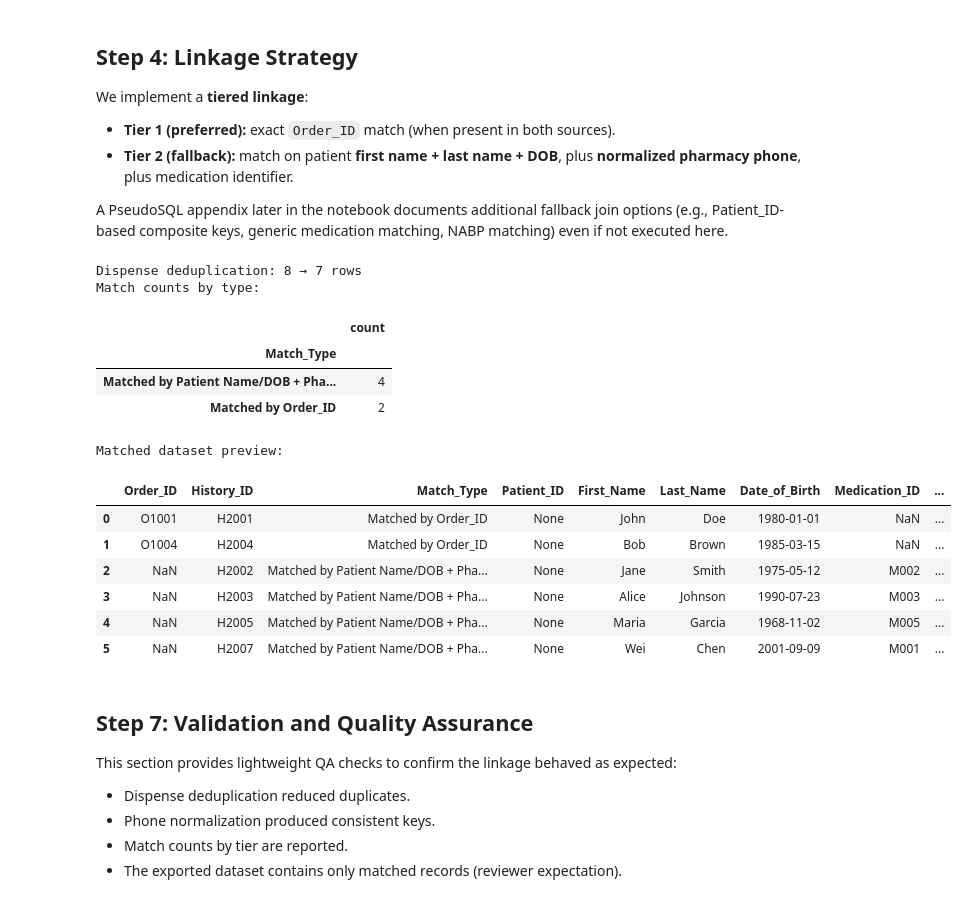
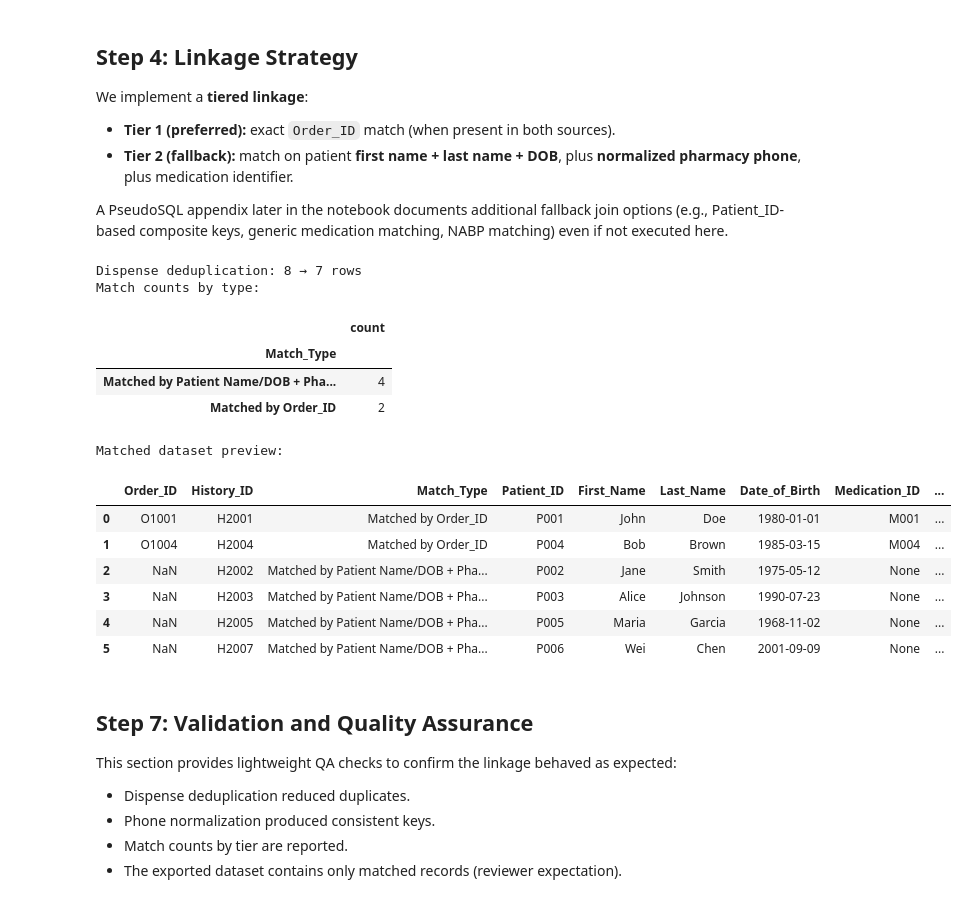
Before and after one commit to Beenjamming/DispenseDataEHROrders, a Jupyter notebook: SampleMedicationDataLoad.ipynb, the cells around one changed output. Cells and saved outputs as stored; diff of their text form; code cells hidden in the pictures.

Commit message:
reviewer comment updates

```diff
--- a/SampleMedicationDataLoad.ipynb
+++ b/SampleMedicationDataLoad.ipynb
@@ -310,6 +310,47 @@ print(f"Dispense deduplication: {dispense_details_before} → {dispense_details_
 # Tier 1: Order_ID exact match
 # Tier 2: Patient First/Last/DOB + Pharmacy Phone (normalized) + Medication_ID
 
+def _coalesce(df: pd.DataFrame, base: str, prefer: str = "_EMR", fallback: str = "_DSP") -> pd.Series:
+    """Coalesce a merged pair of columns back into a canonical unsuffixed column.
+
+    This notebook uses pandas merges with suffixes ("_EMR", "_DSP"). For shared column names,
+    pandas produces suffixed columns (e.g., Patient_ID_EMR / Patient_ID_DSP).
+
+    The reviewer-expected export uses canonical unsuffixed names (e.g., Patient_ID).
+    This helper ensures those canonical columns are populated rather than silently recreated as null.
+    """
+    a = f"{base}{prefer}"
+    b = f"{base}{fallback}"
+    if a in df.columns and b in df.columns:
+        return df[a].combine_first(df[b])
+    if a in df.columns:
+        return df[a]
+    if b in df.columns:
+        return df[b]
+    return pd.Series([None] * len(df), index=df.index)
+
+
+def _restore_canonical_columns(df: pd.DataFrame) -> pd.DataFrame:
+    """Restore canonical (unsuffixed) columns after a merge with suffixes."""
+    # Prefer EMR-side values for identifiers and demographics; fall back to dispense-side if needed.
+    canonical = [
+        "Patient_ID",
+        "First_Name",
+        "Last_Name",
+        "Date_of_Birth",
+        "Medication_ID",
+        "Generic_Name",
+        "Provider_ID",
+        "NPI",
+        "Pharmacy_ID",
+        "Pharmacy_Phone",
+        "Pharmacy_Phone_Normalized",
+    ]
+    for col in canonical:
+        df[col] = _coalesce(df, col)
+    return df
+
+
 # Candidate matches: Tier 1
 cand_t1 = emr_details.merge(
     dispense_details,
@@ -317,6 +358,7 @@ cand_t1 = emr_details.merge(
     how="left",
     suffixes=("_EMR", "_DSP"),
 )
+cand_t1 = _restore_canonical_columns(cand_t1)
 
 cand_t1["Match_Type"] = cand_t1["History_ID"].apply(lambda x: "Matched by Order_ID" if pd.notna(x) else None)
 
@@ -344,6 +386,7 @@ cand_t2 = emr_unmatched.merge(
     how="left",
     suffixes=("_EMR", "_DSP"),
 )
+cand_t2 = _restore_canonical_columns(cand_t2)
 
 cand_t2["Match_Type"] = cand_t2["History_ID"].apply(
     lambda x: "Matched by Patient Name/DOB + Pharmacy Phone" if pd.notna(x) else "No Match"
@@ -373,40 +416,46 @@ output_cols = [
     "Date_of_Birth",
     "Medication_ID",
     "Generic_Name",
     "Provider_ID",
     "NPI",
     "Pharmacy_ID",
     "Pharmacy_Phone",
     "Pharmacy_Phone_Normalized",
 ]
 
-# Some columns come from EMR side; ensure they exist
+# Ensure output columns exist (should be true after canonical restoration)
 for col in output_cols:
     if col not in matched_only.columns:
         matched_only[col] = None
+
+# Prefer EMR-side values for exported fields when available
+matched_only["First_Name"] = matched_only["First_Name"].combine_first(matched_only.get("Patient_First_Name"))
+matched_only["Last_Name"] = matched_only["Last_Name"].combine_first(matched_only.get("Patient_Last_Name"))
+matched_only["Date_of_Birth"] = matched_only["Date_of_Birth"].combine_first(matched_only.get("Patient_DOB"))
+matched_only["Pharmacy_Phone"] = matched_only["Pharmacy_Phone"].combine_first(matched_only.get("Pharmacy_Phone_Raw"))
 
 matched_only = matched_only[output_cols]
 
 print("Match counts by type:")
 display(matched_only["Match_Type"].value_counts(dropna=False).to_frame("count"))
 
 print("Matched dataset preview:")
 display(matched_only)
 # %% [output]
 Dispense deduplication: 8 → 7 rows
 Match counts by type:
 |  | count |
 | Match_Type |  |
 | Matched by Patient Name/DOB + Pha... | 4 |
 | Matched by Order_ID | 2 |
 Matched dataset preview:
 |  | Order_ID | History_ID | Match_Type | Patient_ID | First_Name | Last_Name | Date_of_Birth | Medication_ID | ... |
-| 0 | O1001 | H2001 | Matched by Order_ID | None | John | Doe | 1980-01-01 | NaN | ... |
-| 1 | O1004 | H2004 | Matched by Order_ID | None | Bob | Brown | 1985-03-15 | NaN | ... |
-| 2 | NaN | H2002 | Matched by Patient Name/DOB + Pha... | None | Jane | Smith | 1975-05-12 | M002 | ... |
-| 3 | NaN | H2003 | Matched by Patient Name/DOB + Pha... | None | Alice | Johnson | 1990-07-23 | M003 | ... |
-| 4 | NaN | H2005 | Matched by Patient Name/DOB + Pha... | None | Maria | Garcia | 1968-11-02 | M005 | ... |
-| 5 | NaN | H2007 | Matched by Patient Name/DOB + Pha... | None | Wei | Chen | 2001-09-09 | M001 | ... |
+| 0 | O1001 | H2001 | Matched by Order_ID | P001 | John | Doe | 1980-01-01 | M001 | ... |
+| 1 | O1004 | H2004 | Matched by Order_ID | P004 | Bob | Brown | 1985-03-15 | M004 | ... |
+| 2 | NaN | H2002 | Matched by Patient Name/DOB + Pha... | P002 | Jane | Smith | 1975-05-12 | None | ... |
+| 3 | NaN | H2003 | Matched by Patient Name/DOB + Pha... | P003 | Alice | Johnson | 1990-07-23 | None | ... |
+| 4 | NaN | H2005 | Matched by Patient Name/DOB + Pha... | P005 | Maria | Garcia | 1968-11-02 | None | ... |
+| 5 | NaN | H2007 | Matched by Patient Name/DOB + Pha... | P006 | Wei | Chen | 2001-09-09 | None | ... |
 # %% [markdown]
 ## Step 7: Validation and Quality Assurance
 
```
Also changed, not shown: parts of 1 cell of this notebook, 3 other files.
